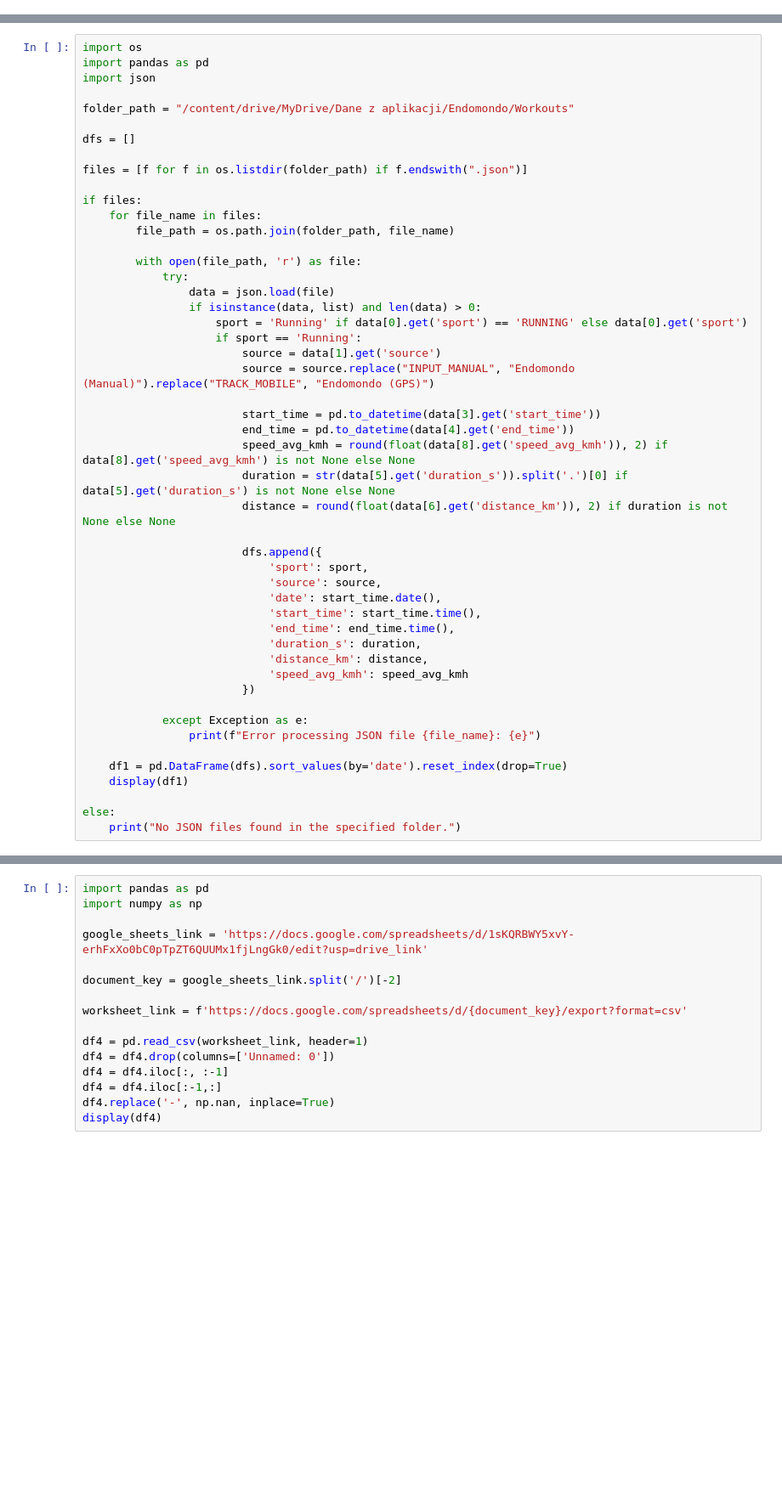
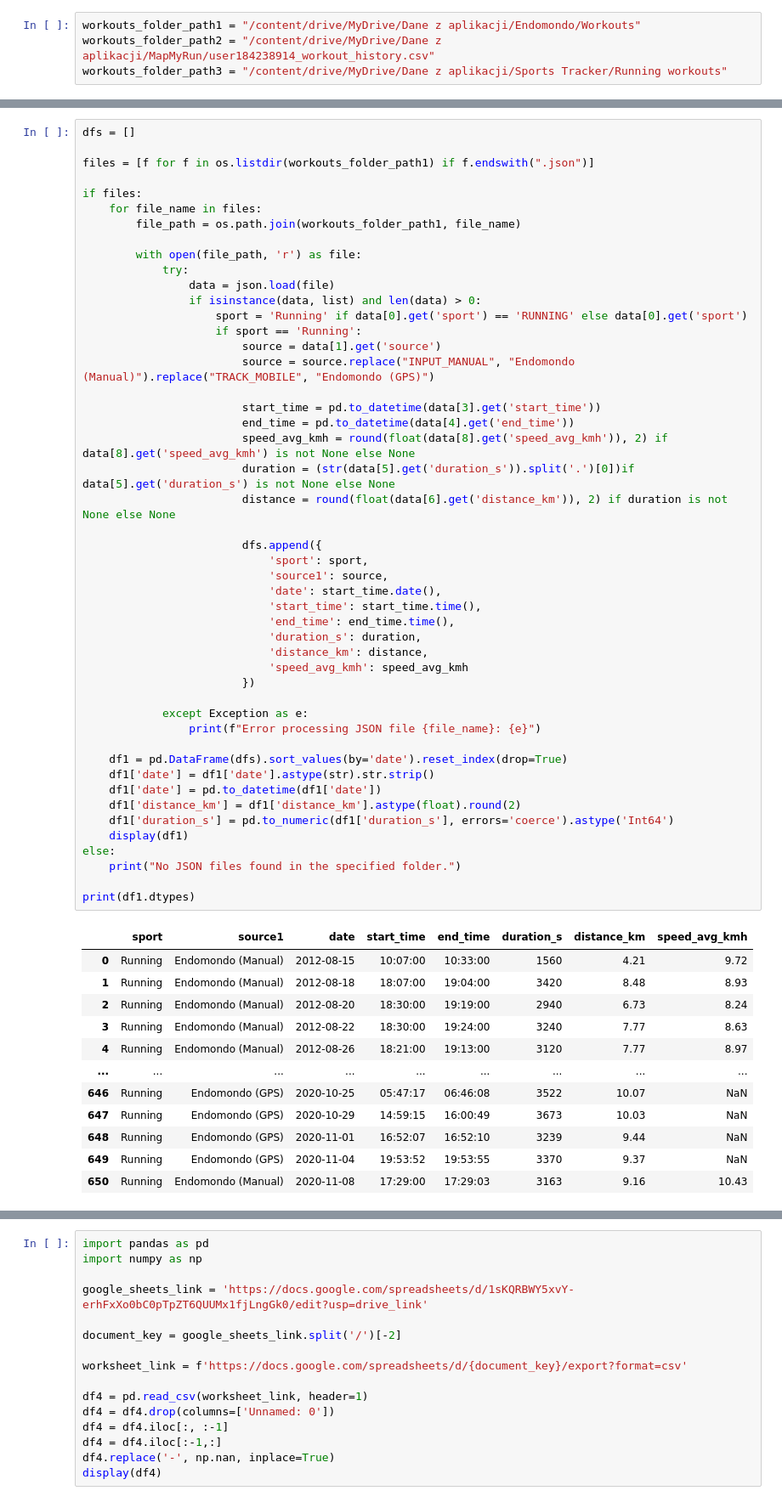
Before and after one commit to slazur83/Tableau, a Jupyter notebook: Workouts.ipynb, the cells around one changed output, grey strips where cells are left out. Shown: that part at 85% size. Cells and saved outputs as stored; diff of their text form; blank space fills up the shorter version.

```diff
--- a/Workouts.ipynb
+++ b/Workouts.ipynb
@@ -0,0 +9,4 @@
+# %%
+workouts_folder_path1 = "/content/drive/MyDrive/Dane z aplikacji/Endomondo/Workouts"
+workouts_folder_path2 = "/content/drive/MyDrive/Dane z aplikacji/MapMyRun/user184238914_workout_history.csv"
+workouts_folder_path3 = "/content/drive/MyDrive/Dane z aplikacji/Sports Tracker/Running workouts"
@@ -1,49 +15,61 @@
 # %%
-import os
-import pandas as pd
-import json
-
-folder_path = "/content/drive/MyDrive/Dane z aplikacji/Endomondo/Workouts"
-
 dfs = []
 
-files = [f for f in os.listdir(folder_path) if f.endswith(".json")]
+files = [f for f in os.listdir(workouts_folder_path1) if f.endswith(".json")]
 
 if files:
     for file_name in files:
-        file_path = os.path.join(folder_path, file_name)
+        file_path = os.path.join(workouts_folder_path1, file_name)
 
         with open(file_path, 'r') as file:
             try:
                 data = json.load(file)
                 if isinstance(data, list) and len(data) > 0:
                     sport = 'Running' if data[0].get('sport') == 'RUNNING' else data[0].get('sport')
                     if sport == 'Running':
                         source = data[1].get('source')
                         source = source.replace("INPUT_MANUAL", "Endomondo (Manual)").replace("TRACK_MOBILE", "Endomondo (GPS)")
 
                         start_time = pd.to_datetime(data[3].get('start_time'))
                         end_time = pd.to_datetime(data[4].get('end_time'))
                         speed_avg_kmh = round(float(data[8].get('speed_avg_kmh')), 2) if data[8].get('speed_avg_kmh') is not None else None
-                        duration = str(data[5].get('duration_s')).split('.')[0] if data[5].get('duration_s') is not None else None
+                        duration = (str(data[5].get('duration_s')).split('.')[0])if data[5].get('duration_s') is not None else None
                         distance = round(float(data[6].get('distance_km')), 2) if duration is not None else None
 
                         dfs.append({
                             'sport': sport,
-                            'source': source,
+                            'source1': source,
                             'date': start_time.date(),
                             'start_time': start_time.time(),
                             'end_time': end_time.time(),
                             'duration_s': duration,
                             'distance_km': distance,
                             'speed_avg_kmh': speed_avg_kmh
                         })
 
             except Exception as e:
                 print(f"Error processing JSON file {file_name}: {e}")
 
     df1 = pd.DataFrame(dfs).sort_values(by='date').reset_index(drop=True)
+    df1['date'] = df1['date'].astype(str).str.strip()
+    df1['date'] = pd.to_datetime(df1['date'])
+    df1['distance_km'] = df1['distance_km'].astype(float).round(2)
+    df1['duration_s'] = pd.to_numeric(df1['duration_s'], errors='coerce').astype('Int64')
     display(df1)
-
 else:
     print("No JSON files found in the specified folder.")
+
+print(df1.dtypes)
+# %% [output]
+|  | sport | source1 | date | start_time | end_time | duration_s | distance_km | speed_avg_kmh |
+| 0 | Running | Endomondo (Manual) | 2012-08-15 | 10:07:00 | 10:33:00 | 1560 | 4.21 | 9.72 |
+| 1 | Running | Endomondo (Manual) | 2012-08-18 | 18:07:00 | 19:04:00 | 3420 | 8.48 | 8.93 |
+| 2 | Running | Endomondo (Manual) | 2012-08-20 | 18:30:00 | 19:19:00 | 2940 | 6.73 | 8.24 |
+| 3 | Running | Endomondo (Manual) | 2012-08-22 | 18:30:00 | 19:24:00 | 3240 | 7.77 | 8.63 |
+| 4 | Running | Endomondo (Manual) | 2012-08-26 | 18:21:00 | 19:13:00 | 3120 | 7.77 | 8.97 |
+| ... | ... | ... | ... | ... | ... | ... | ... | ... |
+| 646 | Running | Endomondo (GPS) | 2020-10-25 | 05:47:17 | 06:46:08 | 3522 | 10.07 | NaN |
+| 647 | Running | Endomondo (GPS) | 2020-10-29 | 14:59:15 | 16:00:49 | 3673 | 10.03 | NaN |
+| 648 | Running | Endomondo (GPS) | 2020-11-01 | 16:52:07 | 16:52:10 | 3239 | 9.44 | NaN |
+| 649 | Running | Endomondo (GPS) | 2020-11-04 | 19:53:52 | 19:53:55 | 3370 | 9.37 | NaN |
+| 650 | Running | Endomondo (Manual) | 2020-11-08 | 17:29:00 | 17:29:03 | 3163 | 9.16 | 10.43 |
```
Also changed, not shown: parts of 11 cells of this notebook.
